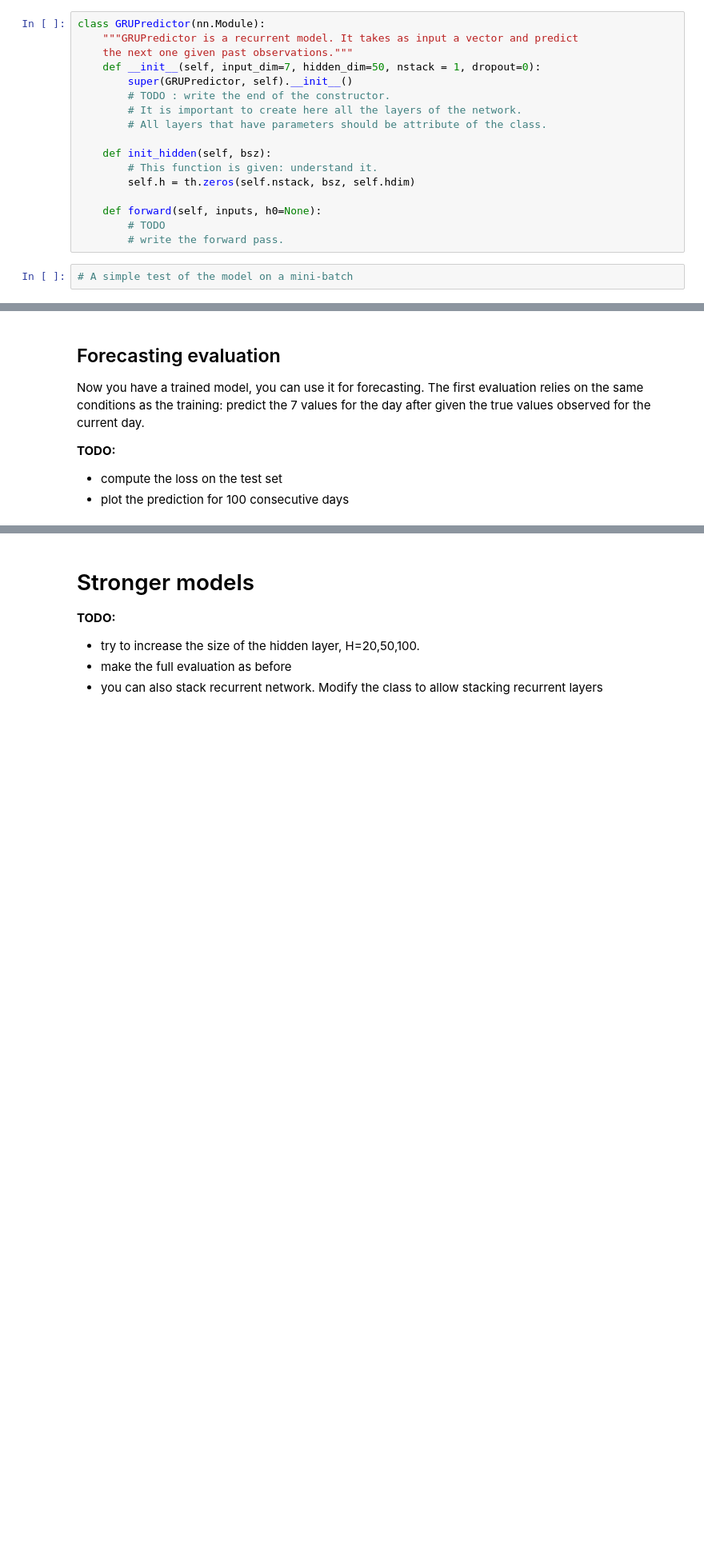
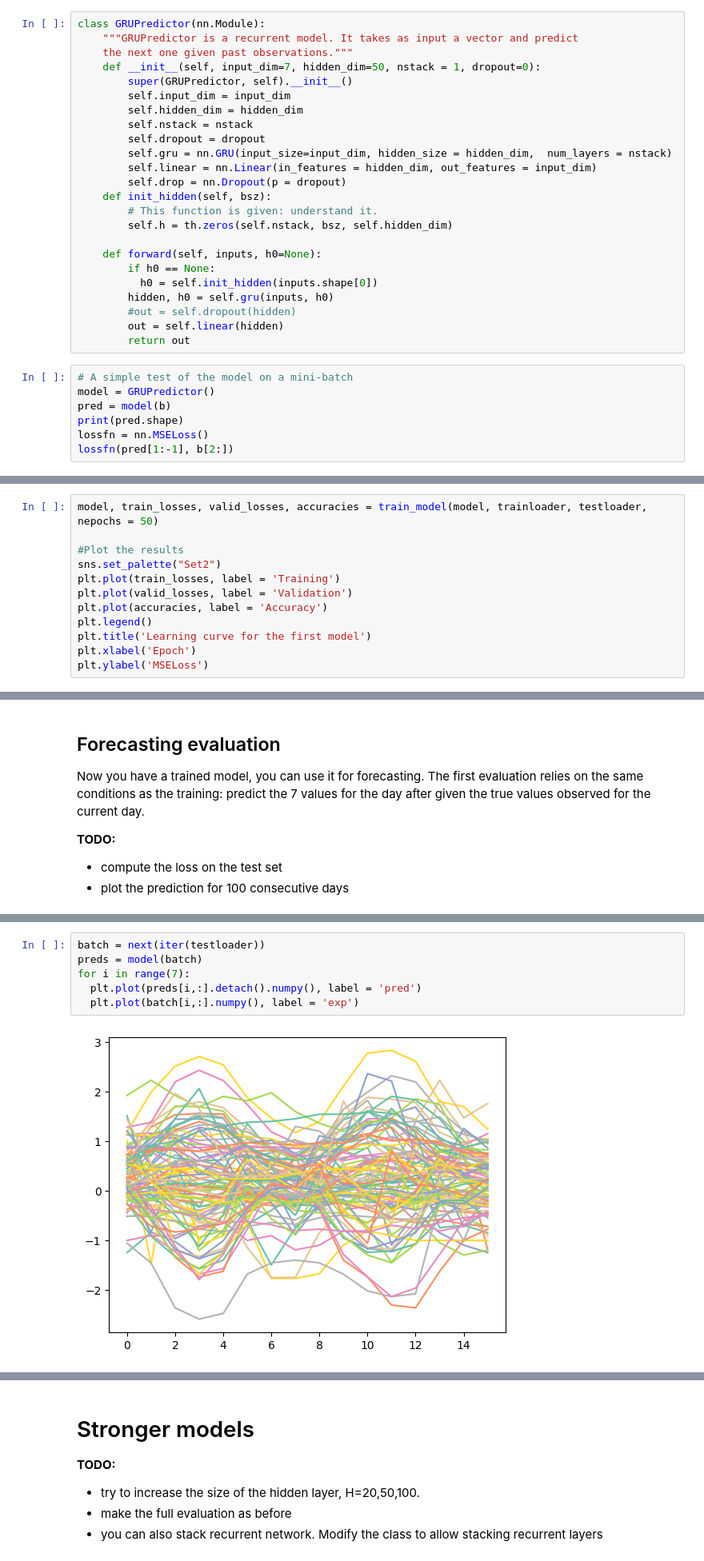
Before and after one commit to constantbourdrez/DL_ESPCI, a Jupyter notebook: lab_recurrent_meteo.ipynb, the cells around one changed output, grey strips where cells are left out. Shown at 80% size. Saved outputs shown, nothing was run; the diff lists cells and outputs as text; blank space fills up the shorter version.

```diff
--- a/lab_recurrent_meteo.ipynb
+++ b/lab_recurrent_meteo.ipynb
@@ -298,16 +327,28 @@ class GRUPredictor(nn.Module):
     the next one given past observations."""
     def __init__(self, input_dim=7, hidden_dim=50, nstack = 1, dropout=0):
         super(GRUPredictor, self).__init__()
-        # TODO : write the end of the constructor.
-        # It is important to create here all the layers of the network.
-        # All layers that have parameters should be attribute of the class.
-
+        self.input_dim = input_dim
+        self.hidden_dim = hidden_dim
+        self.nstack = nstack
+        self.dropout = dropout
+        self.gru = nn.GRU(input_size=input_dim, hidden_size = hidden_dim,  num_layers = nstack)
+        self.linear = nn.Linear(in_features = hidden_dim, out_features = input_dim)
+        self.drop = nn.Dropout(p = dropout)
     def init_hidden(self, bsz):
         # This function is given: understand it.
-        self.h = th.zeros(self.nstack, bsz, self.hdim)
+        self.h = th.zeros(self.nstack, bsz, self.hidden_dim)
 
     def forward(self, inputs, h0=None):
-        # TODO
-        # write the forward pass.
+        if h0 == None:
+          h0 = self.init_hidden(inputs.shape[0])
+        hidden, h0 = self.gru(inputs, h0)
+        #out = self.dropout(hidden)
+        out = self.linear(hidden)
+        return out
 # %%
 # A simple test of the model on a mini-batch
+model = GRUPredictor()
+pred = model(b)
+print(pred.shape)
+lossfn = nn.MSELoss()
+lossfn(pred[1:-1], b[2:])
@@ -324,0 +434,12 @@ Now we have everything. It is time to build a model and to train it:
+# %%
+model, train_losses, valid_losses, accuracies = train_model(model, trainloader, testloader, nepochs = 50)
+
+#Plot the results
+sns.set_palette("Set2")
+plt.plot(train_losses, label = 'Training')
+plt.plot(valid_losses, label = 'Validation')
+plt.plot(accuracies, label = 'Accuracy')
+plt.legend()
+plt.title('Learning curve for the first model')
+plt.xlabel('Epoch')
+plt.ylabel('MSELoss')
@@ -334,3 +467,11 @@ Now you have a trained model, you can use it for forecasting. The first evaluati
+# %%
+batch = next(iter(testloader))
+preds = model(batch)
+for i in range(7):
+  plt.plot(preds[i,:].detach().numpy(), label = 'pred')
+  plt.plot(batch[i,:].numpy(), label = 'exp')
+# %% [output]
+[figure, added]
 # %% [markdown]
 ## Long term forecasting
 
```
Also changed, not shown: parts of 25 cells of this notebook.
